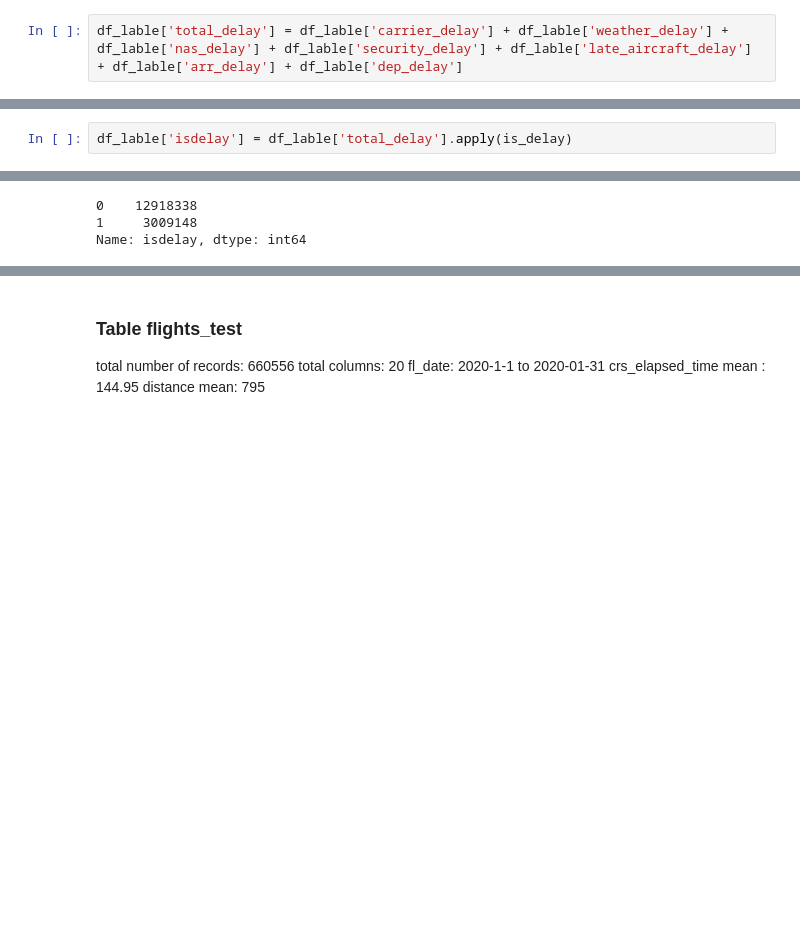
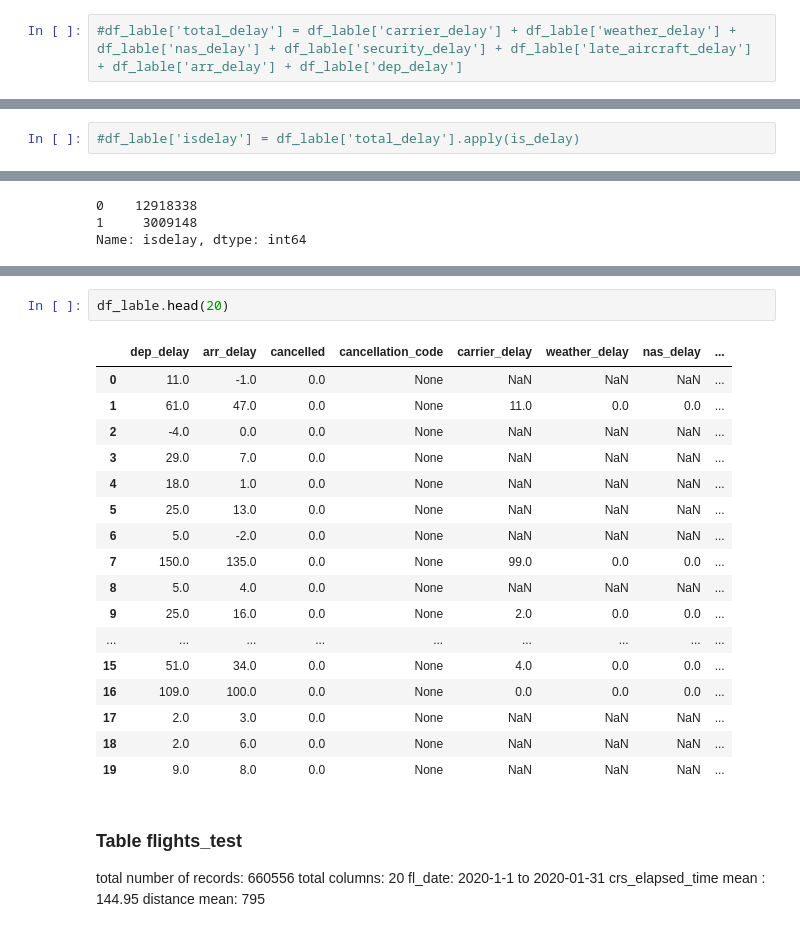
Before and after one commit to ryanhao1115/DL_Predict_Flight_Delays, a Jupyter notebook: h_datacollection_profiling.ipynb, the cells around one changed output, grey strips where cells are left out. Saved outputs shown, nothing was run; the diff lists cells and outputs as text; blank space fills up the shorter version.

```diff
--- a/h_datacollection_profiling.ipynb
+++ b/h_datacollection_profiling.ipynb
@@ -56,2 +81,2 @@ df_train.head()
 # %%
-df_lable['total_delay'] = df_lable['carrier_delay'] + df_lable['weather_delay'] + df_lable['nas_delay'] + df_lable['security_delay'] + df_lable['late_aircraft_delay'] + df_lable['arr_delay'] + df_lable['dep_delay']
+#df_lable['total_delay'] = df_lable['carrier_delay'] + df_lable['weather_delay'] + df_lable['nas_delay'] + df_lable['security_delay'] + df_lable['late_aircraft_delay'] + df_lable['arr_delay'] + df_lable['dep_delay']
@@ -73,4 +92,4 @@ def is_delay(x):
     else:
         return 0
 # %%
-df_lable['isdelay'] = df_lable['total_delay'].apply(is_delay)
+#df_lable['isdelay'] = df_lable['total_delay'].apply(is_delay)
@@ -89,3 +114,23 @@ Name: isdelay, dtype: int64
+# %%
+df_lable.head(20)
+# %% [output]
+|  | dep_delay | arr_delay | cancelled | cancellation_code | carrier_delay | weather_delay | nas_delay | ... |
+| 0 | 11.0 | -1.0 | 0.0 | None | NaN | NaN | NaN | ... |
+| 1 | 61.0 | 47.0 | 0.0 | None | 11.0 | 0.0 | 0.0 | ... |
+| 2 | -4.0 | 0.0 | 0.0 | None | NaN | NaN | NaN | ... |
+| 3 | 29.0 | 7.0 | 0.0 | None | NaN | NaN | NaN | ... |
+| 4 | 18.0 | 1.0 | 0.0 | None | NaN | NaN | NaN | ... |
+| 5 | 25.0 | 13.0 | 0.0 | None | NaN | NaN | NaN | ... |
+| 6 | 5.0 | -2.0 | 0.0 | None | NaN | NaN | NaN | ... |
+| 7 | 150.0 | 135.0 | 0.0 | None | 99.0 | 0.0 | 0.0 | ... |
+| 8 | 5.0 | 4.0 | 0.0 | None | NaN | NaN | NaN | ... |
+| 9 | 25.0 | 16.0 | 0.0 | None | 2.0 | 0.0 | 0.0 | ... |
+| ... | ... | ... | ... | ... | ... | ... | ... | ... |
+| 15 | 51.0 | 34.0 | 0.0 | None | 4.0 | 0.0 | 0.0 | ... |
+| 16 | 109.0 | 100.0 | 0.0 | None | 0.0 | 0.0 | 0.0 | ... |
+| 17 | 2.0 | 3.0 | 0.0 | None | NaN | NaN | NaN | ... |
+| 18 | 2.0 | 6.0 | 0.0 | None | NaN | NaN | NaN | ... |
+| 19 | 9.0 | 8.0 | 0.0 | None | NaN | NaN | NaN | ... |
 # %% [markdown]
 ### Table **flights_test**
 
```
Also changed, not shown: parts of 16 cells of this notebook.
